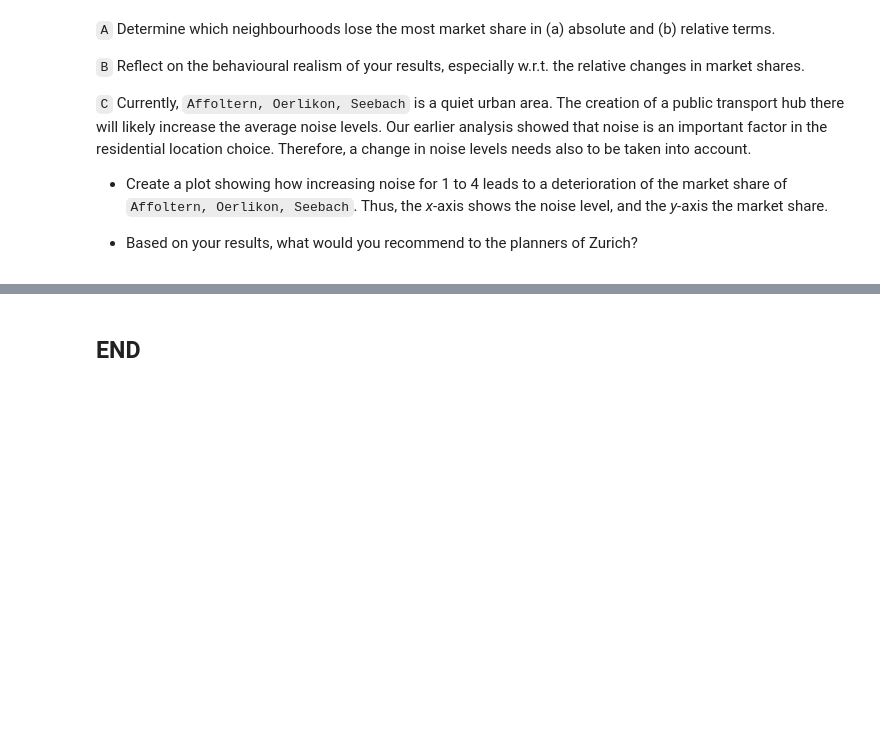
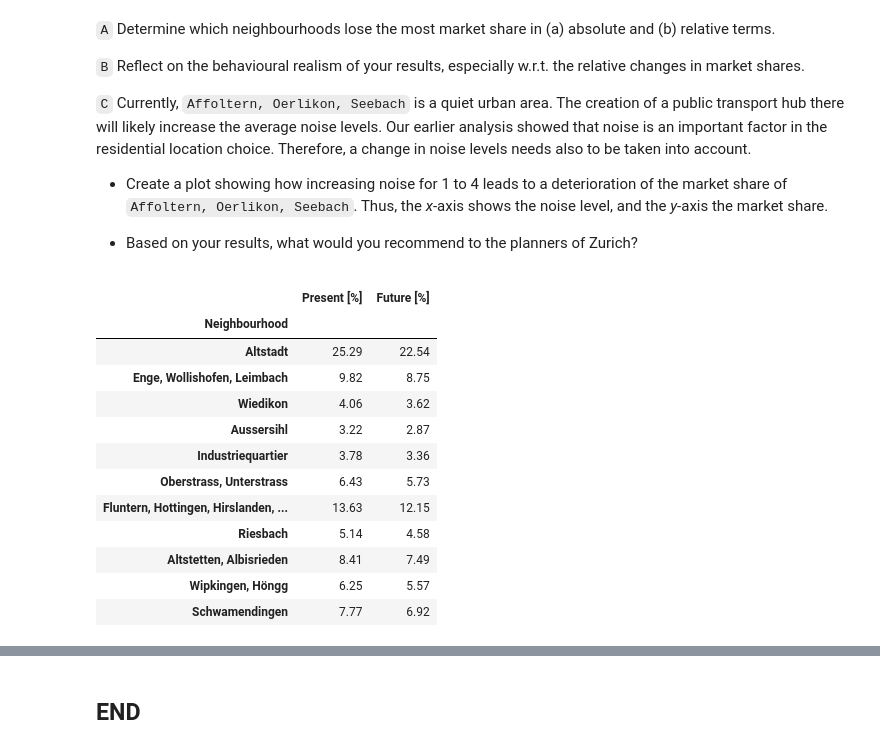
Before and after one commit to jelmervangestel/Q2_2024, a Jupyter notebook: Lab_sessions/Lab_session_01/Lab_01A.ipynb, the cells around one changed output, grey strips where cells are left out. Cells and saved outputs as stored; diff of their text form; code cells hidden in the pictures; blank space fills up the shorter version.

```diff
--- a/Lab_sessions/Lab_session_01/Lab_01A.ipynb
+++ b/Lab_sessions/Lab_session_01/Lab_01A.ipynb
@@ -682,3 +681,19 @@ The table shows that the market share of `Affoltern, Oerlikon, Seebach` increase
 * Based on your results, what would you recommend to the planners of Zurich?
 # %%
 # Your code and answers
+df_zurich_market_absloss = df_zurich_marketshares[(df_zurich_marketshares['Present [%]'] - df_zurich_marketshares['Future [%]'] >= 0)].round(2)
+df_zurich_market_absloss
+# %% [output]
+|  | Present [%] | Future [%] |
+| Neighbourhood |  |  |
+| Altstadt | 25.29 | 22.54 |
+| Enge, Wollishofen, Leimbach | 9.82 | 8.75 |
+| Wiedikon | 4.06 | 3.62 |
+| Aussersihl | 3.22 | 2.87 |
+| Industriequartier | 3.78 | 3.36 |
+| Oberstrass, Unterstrass | 6.43 | 5.73 |
+| Fluntern, Hottingen, Hirslanden, ... | 13.63 | 12.15 |
+| Riesbach | 5.14 | 4.58 |
+| Altstetten, Albisrieden | 8.41 | 7.49 |
+| Wipkingen, Höngg | 6.25 | 5.57 |
+| Schwamendingen | 7.77 | 6.92 |
```
Also changed, not shown: parts of 8 cells of this notebook, 1 other file.
